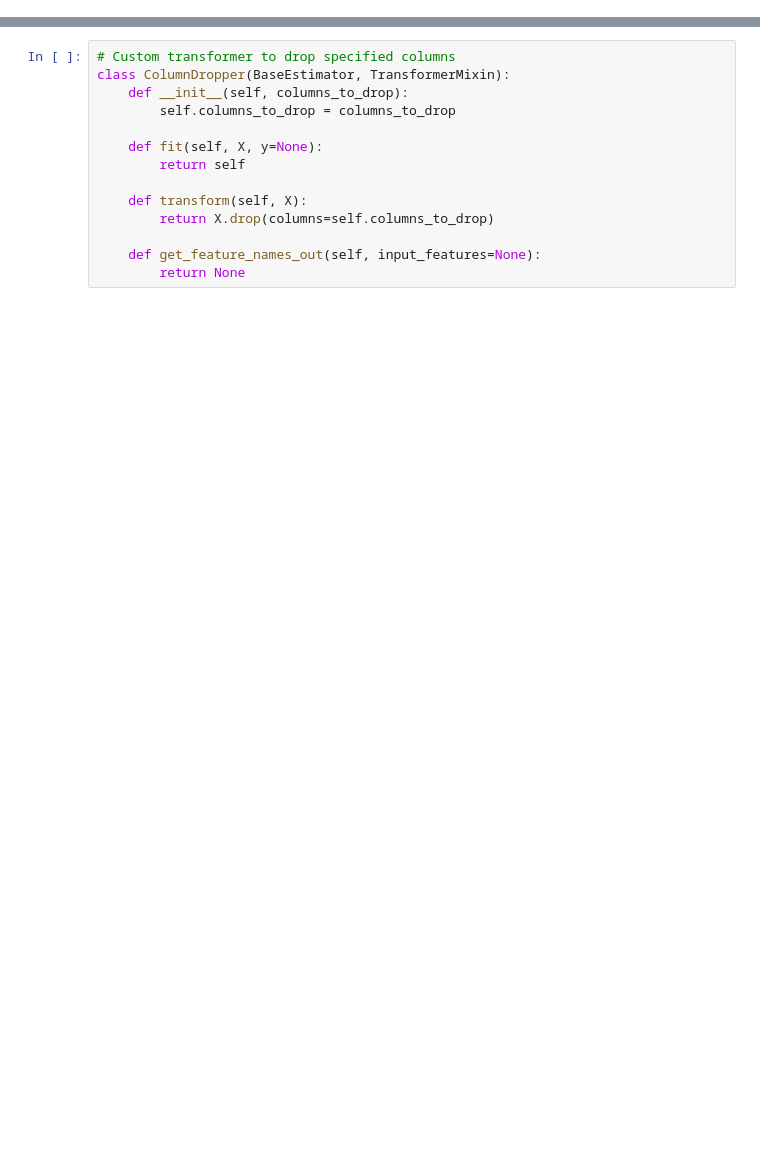
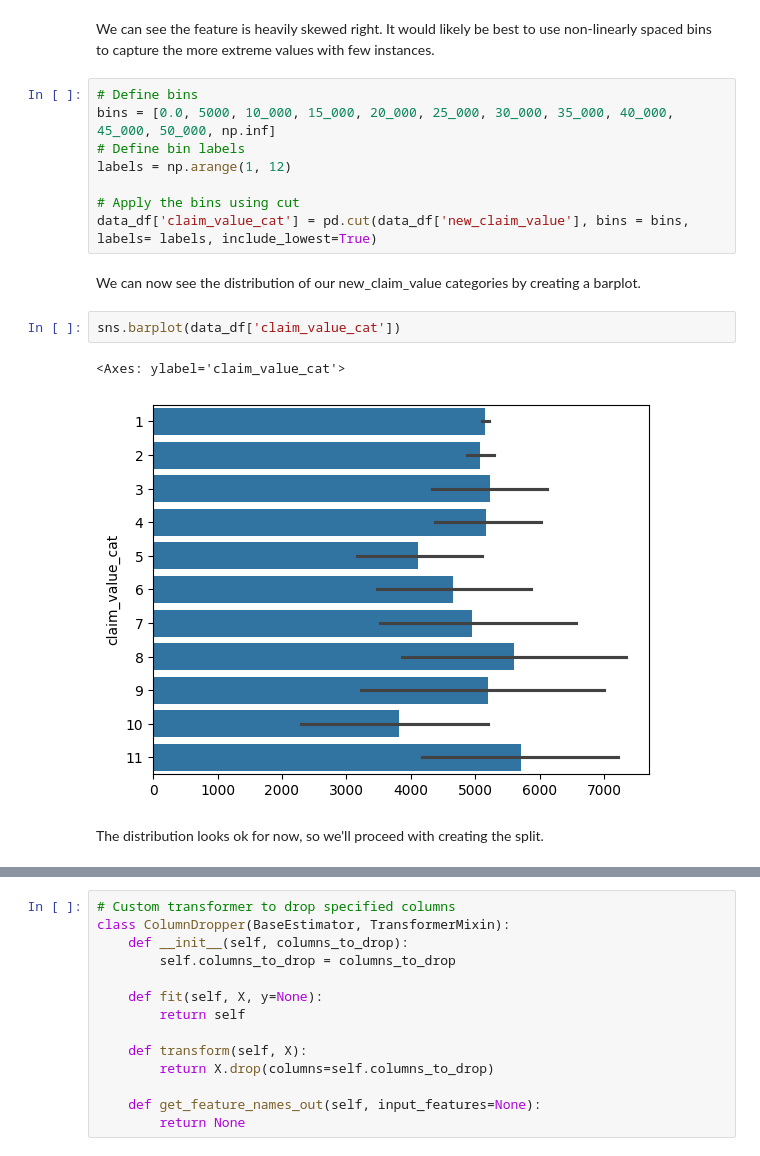
Before and after one commit to harryallum/Data-Science-Projects, a Jupyter notebook: Car Insurance Claim Prediction/main.ipynb, the cells around one changed output, grey strips where cells are left out. Drawn from its saved outputs; the diff is of its cells as text; blank space fills up the shorter version.

```diff
--- a/Car Insurance Claim Prediction/main.ipynb
+++ b/Car Insurance Claim Prediction/main.ipynb
@@ -344,0 +197,19 @@ Create a custom transformer to drop the rows of low importance:
+# %% [markdown]
+We can see the feature is heavily skewed right. It would likely be best to use non-linearly spaced bins to capture the more extreme values with few instances.
+# %%
+# Define bins
+bins = [0.0, 5000, 10_000, 15_000, 20_000, 25_000, 30_000, 35_000, 40_000, 45_000, 50_000, np.inf]
+# Define bin labels
+labels = np.arange(1, 12)
+
+# Apply the bins using cut
+data_df['claim_value_cat'] = pd.cut(data_df['new_claim_value'], bins = bins, labels= labels, include_lowest=True)
+# %% [markdown]
+We can now see the distribution of our new_claim_value categories by creating a barplot.
+# %%
+sns.barplot(data_df['claim_value_cat'])
+# %% [output]
+<Axes: ylabel='claim_value_cat'>
+[figure, added]
+# %% [markdown]
+The distribution looks ok for now, so we'll proceed with creating the split.
```
Also changed, not shown: parts of 239 cells of this notebook, 2 other files.
